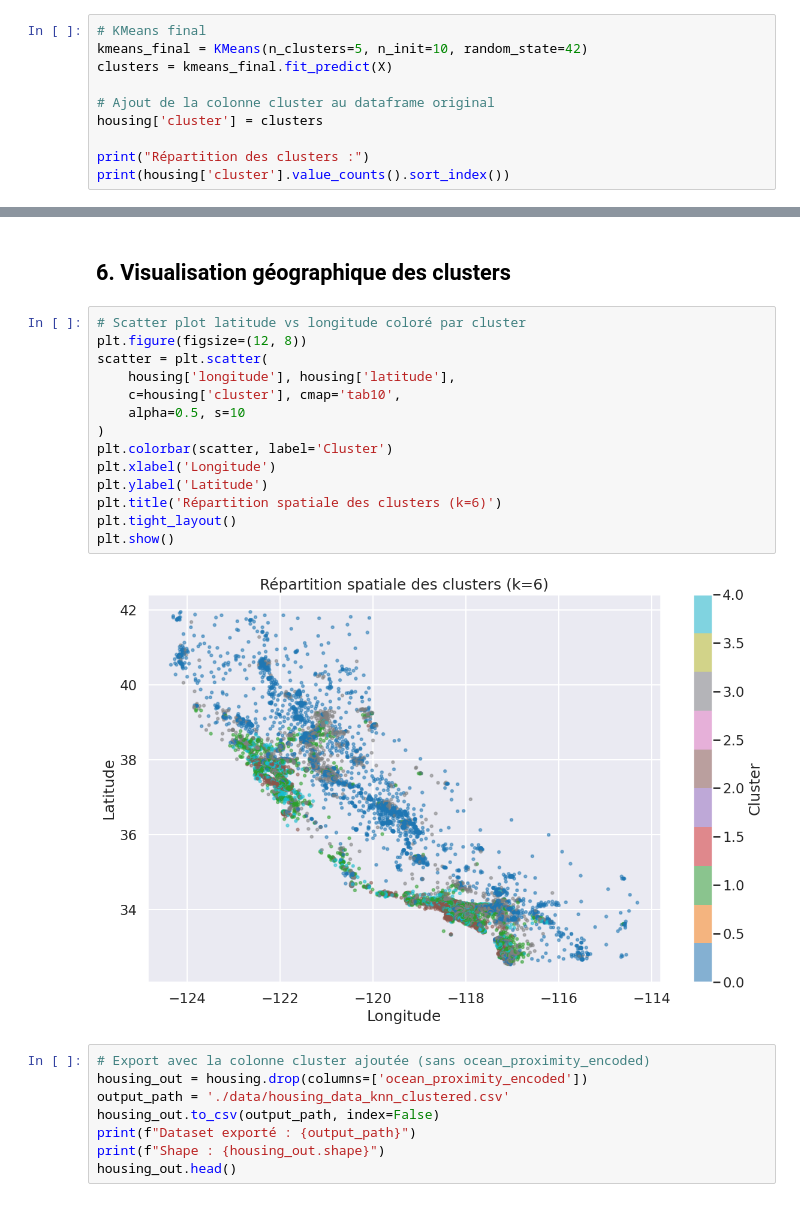
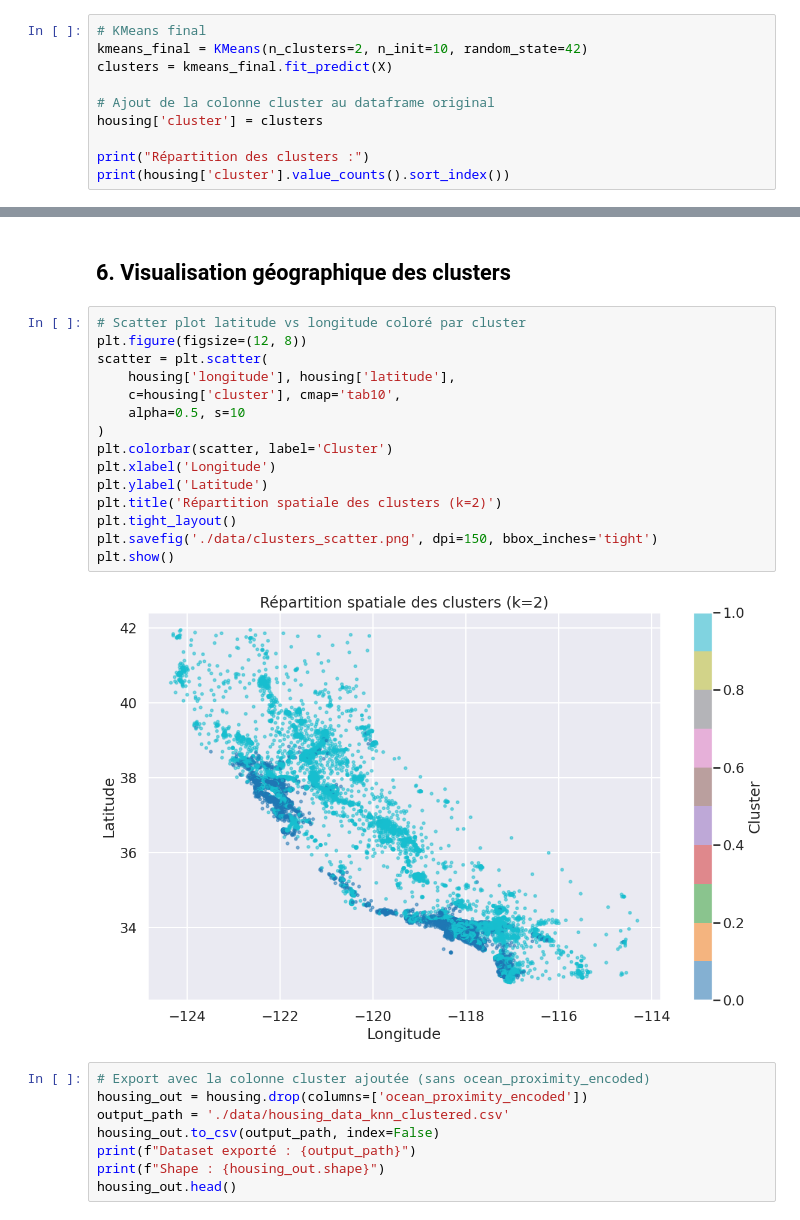
Before and after one commit to Anisse-Imer/bloc-ia-prosit-1-clustering, a Jupyter notebook: clustering_kmeans.ipynb, the cells around one changed output, grey strips where cells are left out. Cells and saved outputs as stored; diff of their text form.

```diff
--- a/clustering_kmeans.ipynb
+++ b/clustering_kmeans.ipynb
@@ -167,6 +168,6 @@ Le dendrogramme et la courbe du coude convergent vers **k = 5**.
 # %%
 # KMeans final
-kmeans_final = KMeans(n_clusters=5, n_init=10, random_state=42)
+kmeans_final = KMeans(n_clusters=2, n_init=10, random_state=42)
 clusters = kmeans_final.fit_predict(X)
 
 # Ajout de la colonne cluster au dataframe original
@@ -207,19 +212,20 @@ cluster_stats
 # %%
 # Scatter plot latitude vs longitude coloré par cluster
 plt.figure(figsize=(12, 8))
 scatter = plt.scatter(
     housing['longitude'], housing['latitude'],
     c=housing['cluster'], cmap='tab10',
     alpha=0.5, s=10
 )
 plt.colorbar(scatter, label='Cluster')
 plt.xlabel('Longitude')
 plt.ylabel('Latitude')
-plt.title('Répartition spatiale des clusters (k=6)')
+plt.title('Répartition spatiale des clusters (k=2)')
 plt.tight_layout()
+plt.savefig('./data/clusters_scatter.png', dpi=150, bbox_inches='tight')
 plt.show()
 # %% [output]
-[figure, old version]
+[figure, new version]
 # %%
 # Export avec la colonne cluster ajoutée (sans ocean_proximity_encoded)
 housing_out = housing.drop(columns=['ocean_proximity_encoded'])
```
Also changed, not shown: parts of 9 cells of this notebook, 7 other files.
